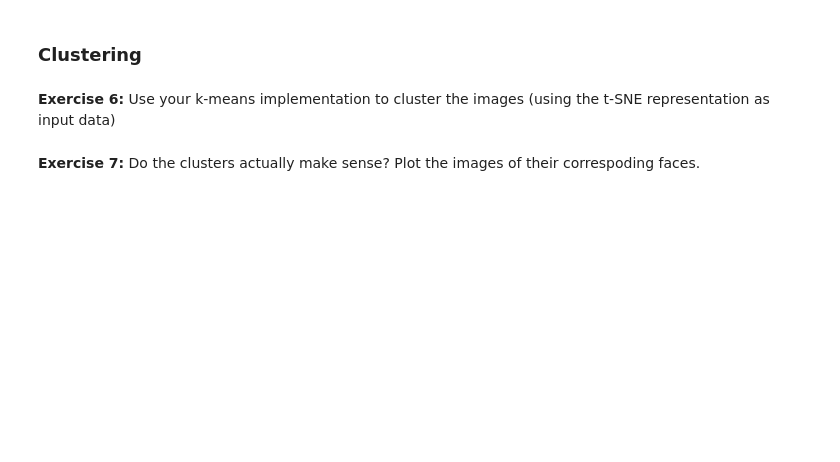
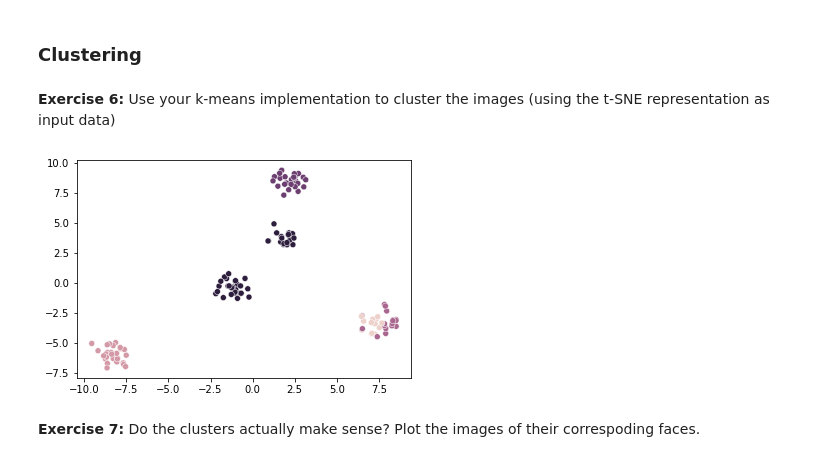
Before and after one commit to JorritWillaert/Data-Mining-Exercises, a Jupyter notebook: Session 4/notebooks/clustering.ipynb, the cells around one changed output. Drawn from its saved outputs; the diff is of its cells as text; code cells hidden in the pictures; blank space fills up the shorter version.

```diff
--- a/Session 4/notebooks/clustering.ipynb
+++ b/Session 4/notebooks/clustering.ipynb
@@ -115,5 +231,11 @@ Whereas we only had four attributes in the Iris dataset, we now have a much larg
 ### Clustering
 # %% [markdown]
 **Exercise 6:** Use your k-means implementation to cluster the images (using the t-SNE representation as input data)
+# %%
+clusters = k_means(X, n_clusters=5)
+sns.scatterplot(x=X2D[:, 0], y=X2D[:, 1], hue=clusters, legend=False)
+plt.show()
+# %% [output]
+[figure, added]
 # %% [markdown]
 **Exercise 7:** Do the clusters actually make sense? Plot the images of their correspoding faces.
```
Also changed, not shown: parts of 11 cells of this notebook.
